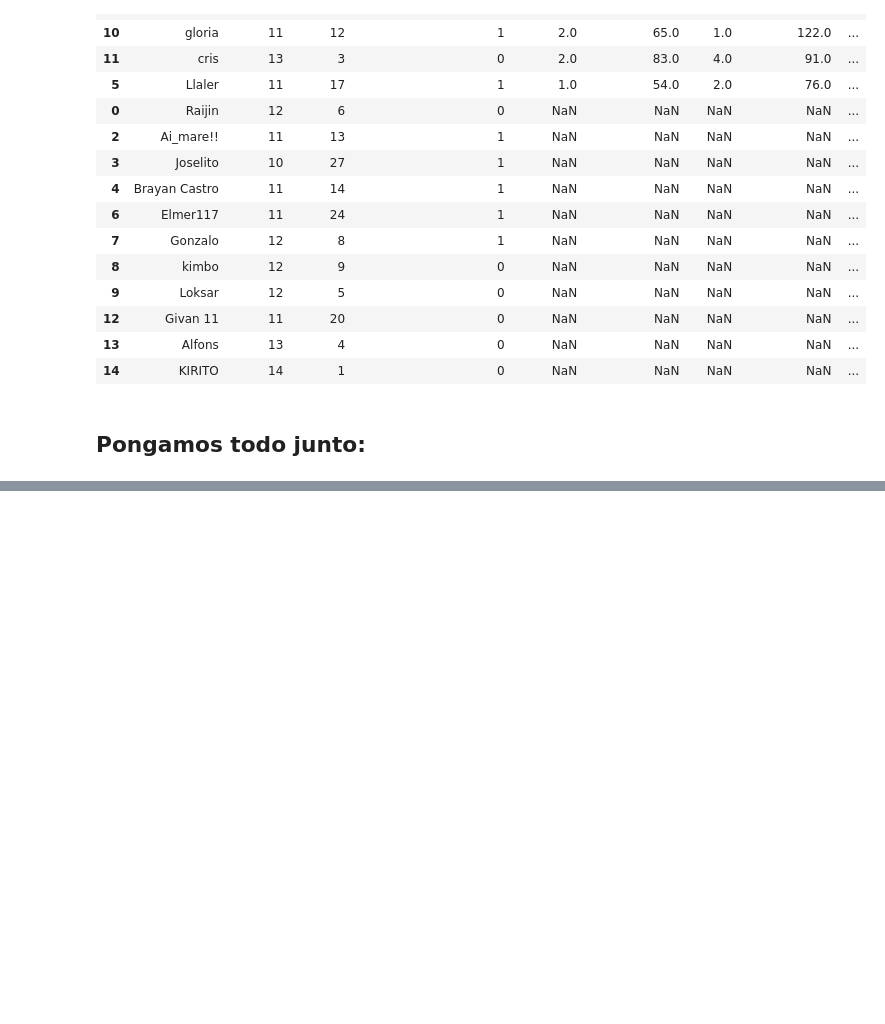
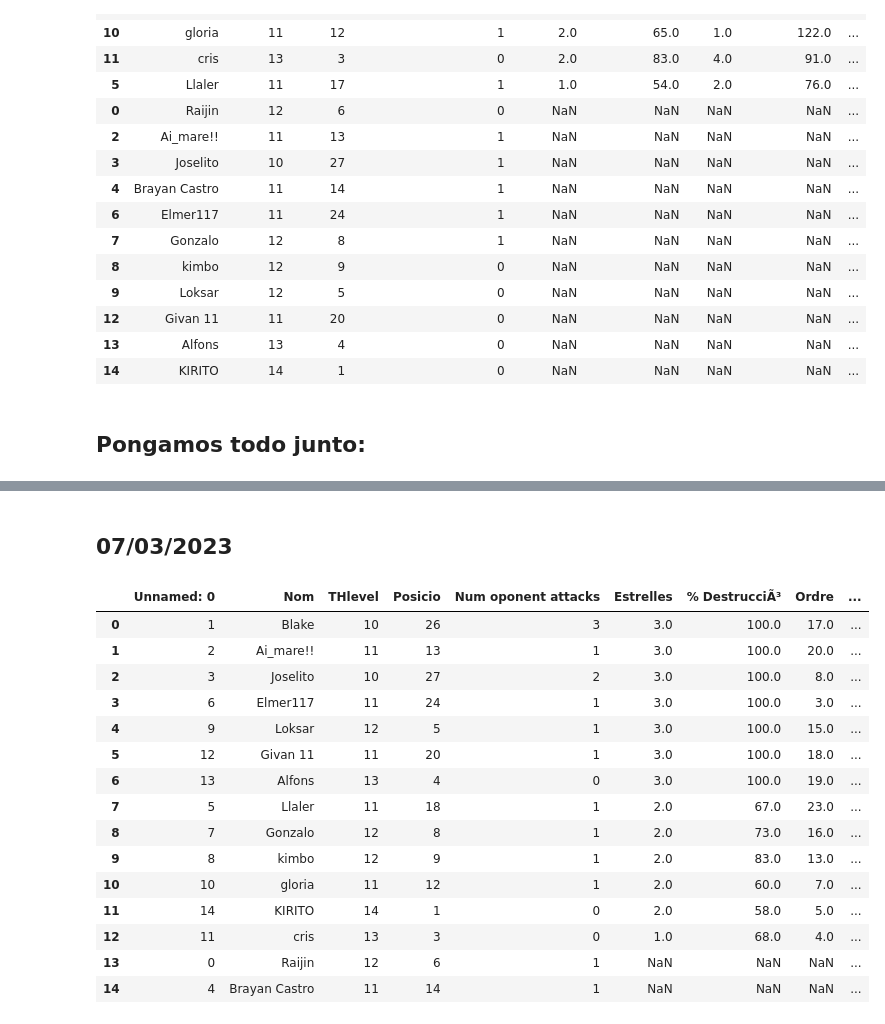
Before and after one commit to jmatorrales/coc_kevamir, a Jupyter notebook: Tests Clash.ipynb, the cells around one changed output, grey strips where cells are left out. Cells and saved outputs as stored; diff of their text form; code cells hidden in the pictures; blank space fills up the shorter version.

Commit message:
Añadida exportación a html y diálogo para ejecutar warleague

```diff
--- a/Tests Clash.ipynb
+++ b/Tests Clash.ipynb
@@ -599,0 +600,2 @@ exportaDatosMiembrosLiga("#2Y8LQVG8U")
+# %% [markdown]
+## 07/03/2023
@@ -599,0 +606,19 @@ exportaDatosMiembrosLiga("#2Y8LQVG8U")
+# %%
+pd.read_html("ronda1.html")[0]
+# %% [output]
+|  | Unnamed: 0 | Nom | THlevel | Posicio | Num oponent attacks | Estrelles | % DestrucciÃ³ | Ordre | ... |
+| 0 | 1 | Blake | 10 | 26 | 3 | 3.0 | 100.0 | 17.0 | ... |
+| 1 | 2 | Ai_mare!! | 11 | 13 | 1 | 3.0 | 100.0 | 20.0 | ... |
+| 2 | 3 | Joselito | 10 | 27 | 2 | 3.0 | 100.0 | 8.0 | ... |
+| 3 | 6 | Elmer117 | 11 | 24 | 1 | 3.0 | 100.0 | 3.0 | ... |
+| 4 | 9 | Loksar | 12 | 5 | 1 | 3.0 | 100.0 | 15.0 | ... |
+| 5 | 12 | Givan 11 | 11 | 20 | 1 | 3.0 | 100.0 | 18.0 | ... |
+| 6 | 13 | Alfons | 13 | 4 | 0 | 3.0 | 100.0 | 19.0 | ... |
+| 7 | 5 | Llaler | 11 | 18 | 1 | 2.0 | 67.0 | 23.0 | ... |
+| 8 | 7 | Gonzalo | 12 | 8 | 1 | 2.0 | 73.0 | 16.0 | ... |
+| 9 | 8 | kimbo | 12 | 9 | 1 | 2.0 | 83.0 | 13.0 | ... |
+| 10 | 10 | gloria | 11 | 12 | 1 | 2.0 | 60.0 | 7.0 | ... |
+| 11 | 14 | KIRITO | 14 | 1 | 0 | 2.0 | 58.0 | 5.0 | ... |
+| 12 | 11 | cris | 13 | 3 | 0 | 1.0 | 68.0 | 4.0 | ... |
+| 13 | 0 | Raijin | 12 | 6 | 1 | NaN | NaN | NaN | ... |
+| 14 | 4 | Brayan Castro | 11 | 14 | 1 | NaN | NaN | NaN | ... |
```
Also changed, not shown: parts of 4 cells of this notebook, 1 other file.
